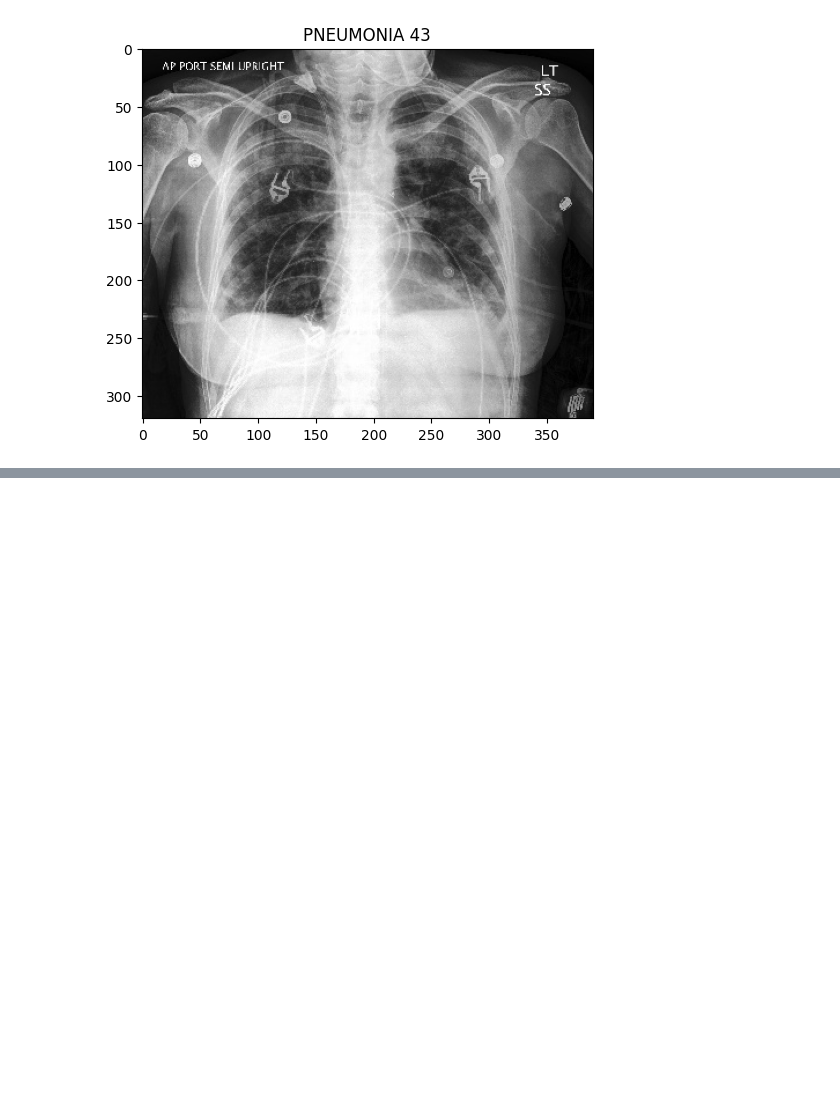
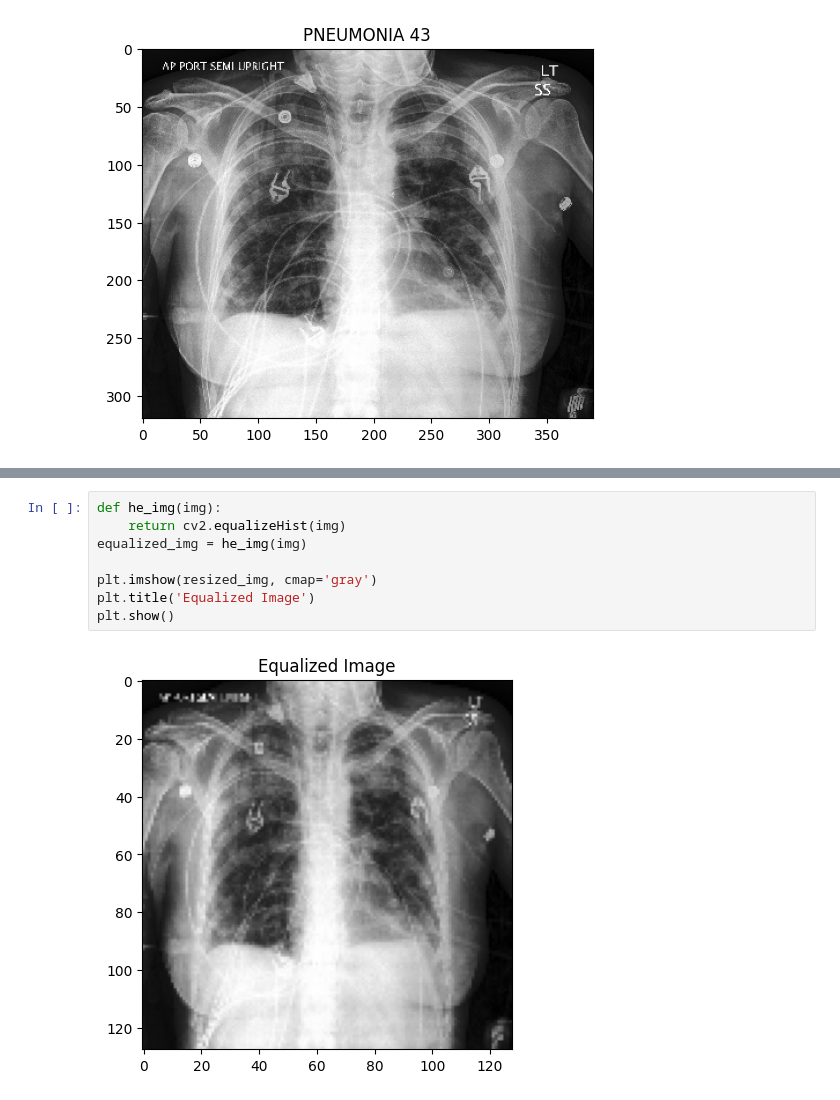
Before and after one commit to cutepuppy2024/medical1, a Jupyter notebook: p0604/p0604_02.ipynb, the cells around one changed output, grey strips where cells are left out. Saved outputs shown, nothing was run; the diff lists cells and outputs as text; blank space fills up the shorter version.

```diff
--- a/p0604/p0604_02.ipynb
+++ b/p0604/p0604_02.ipynb
@@ -37,0 +72,10 @@ plt.show()
+# %%
+def he_img(img):
+    return cv2.equalizeHist(img)
+equalized_img = he_img(img)
+
+plt.imshow(resized_img, cmap='gray')
+plt.title('Equalized Image')
+plt.show()
+# %% [output]
+[figure, added]
```
Also changed, not shown: parts of 25 cells of this notebook, 14 other files.
